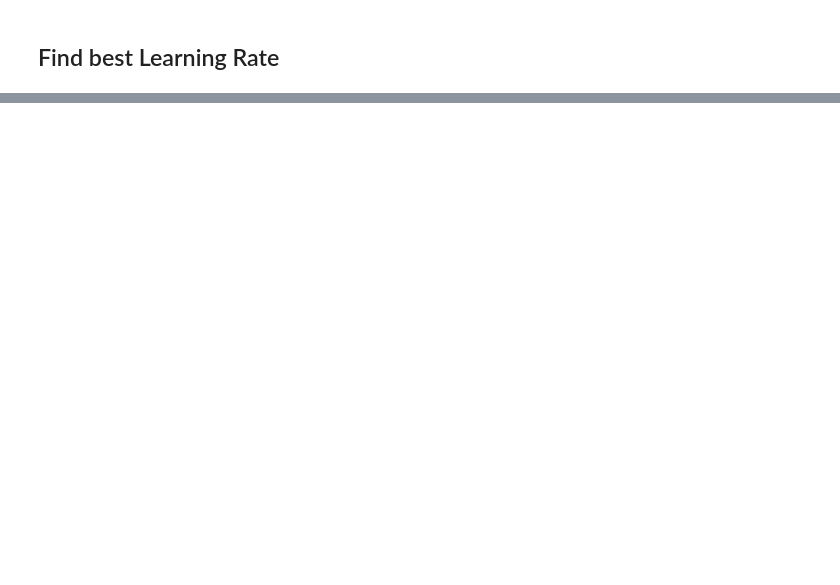
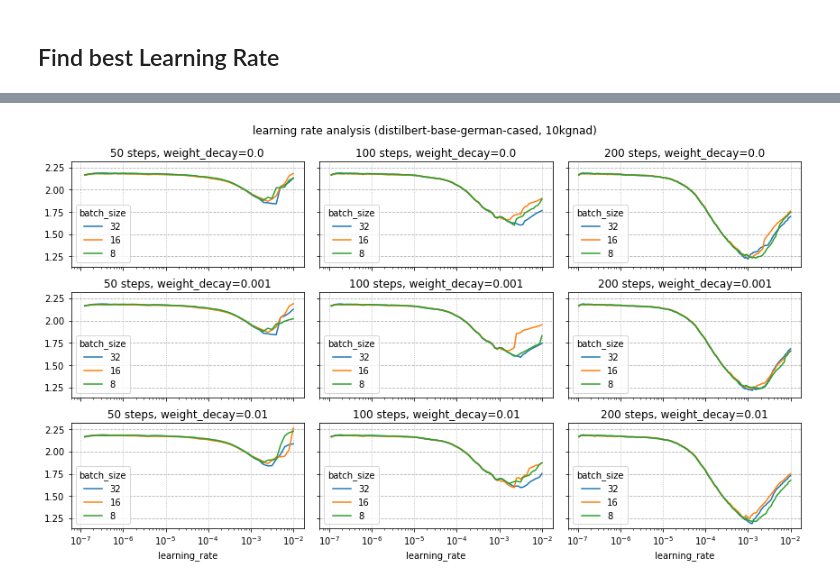
Before and after one commit to goerlitz/nlp-classification, a Jupyter notebook: notebooks/10kGNAD/colab/21e_10kGNAD_huggingface_lr_find.ipynb, the cells around one changed output, grey strips where cells are left out. Saved outputs shown, nothing was run; the diff lists cells and outputs as text; code cells hidden in the pictures; blank space fills up the shorter version.

```diff
--- a/notebooks/10kGNAD/colab/21e_10kGNAD_huggingface_lr_find.ipynb
+++ b/notebooks/10kGNAD/colab/21e_10kGNAD_huggingface_lr_find.ipynb
@@ -236,0 +229,16 @@ plt.title(f"Suggested LR: {smoothed_s.index[min_grad]:.2e}");
+# %%
+%%time
+
+steps_l = [50, 100, 200]
+wd_l = [0.0, 0.001, 0.01]
+batch_sizes = [32, 16, 8]  # must be multiples
+
+grad_steps_bs = [max(batch_sizes) // bs for bs in batch_sizes]
+
+losses = {}
+
+for steps in steps_l:
+    for wd in wd_l:
+        for bs, grad_steps in zip(batch_sizes, grad_steps_bs):
+            loss_s, _ = lr_find(bs=bs, weight_decay=wd, steps=steps, gradient_accumulation_steps=grad_steps)
+            losses[(steps, wd, bs)] = loss_s
@@ -236,0 +259,20 @@ plt.title(f"Suggested LR: {smoothed_s.index[min_grad]:.2e}");
+# %%
+fig, axs = plt.subplots(len(steps_l), len(wd_l), figsize=(12,7), sharex=True, sharey=True)
+
+for i, steps in enumerate(steps_l):
+    for j, wd in enumerate(wd_l):
+        ax = axs[j,i]
+        for bs in batch_sizes:
+            s = losses[(steps, wd, bs)]
+            s.plot(ax=ax, label=bs)
+        ax.set_title(f"{steps} steps, weight_decay={wd}")
+        ax.set_xscale("log")
+        ax.grid(axis='y', linestyle='--', zorder=1)
+        ax.grid(axis='x', linestyle=':', zorder=1)
+        ax.legend(title="batch_size", loc='lower left');
+
+fig.tight_layout()
+fig.suptitle(f"learning rate analysis ({checkpoint}, 10kgnad)", size=12)
+fig.subplots_adjust(top=0.9)
+# %% [output]
+[figure, added]
```
Also changed, not shown: parts of 17 cells of this notebook.
